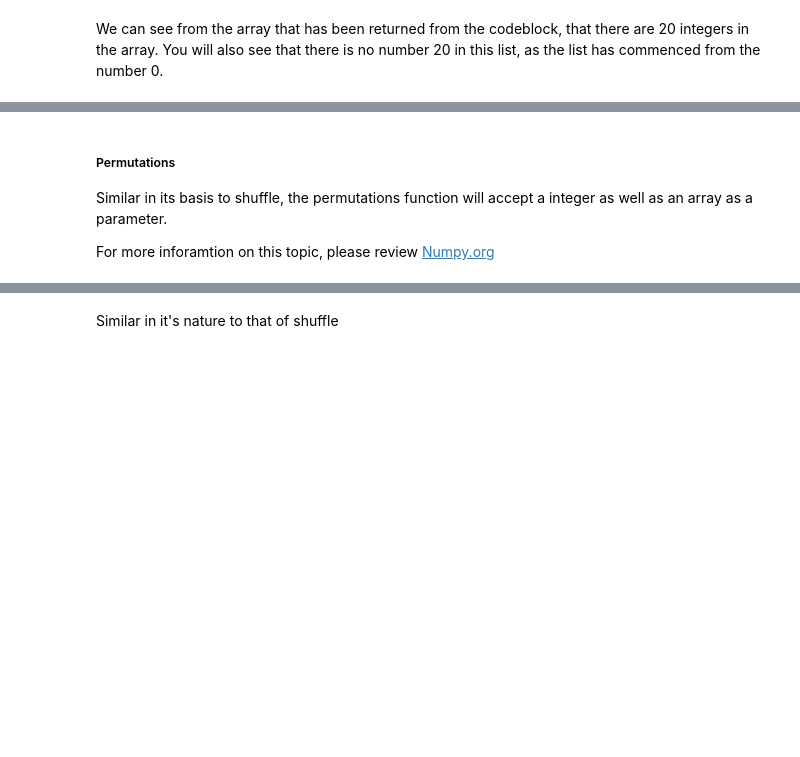
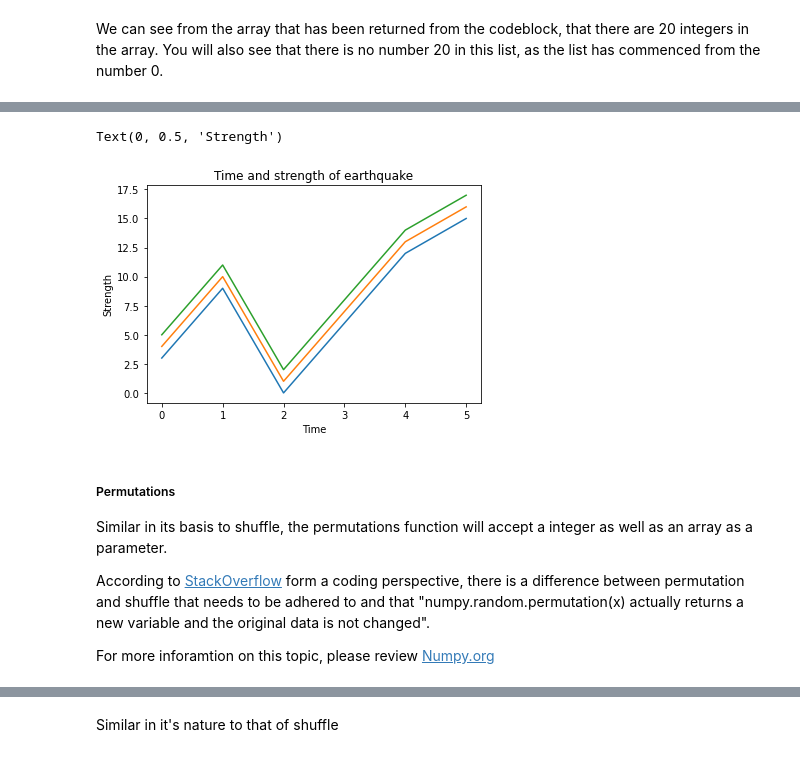
Before and after one commit to jonkavana/PODA-Project-2020, a Jupyter notebook: PODA Numpy.Random .ipynb, the cells around one changed output, grey strips where cells are left out. Drawn from its saved outputs; the diff is of its cells as text; code cells hidden in the pictures; blank space fills up the shorter version.

```diff
--- a/PODA Numpy.Random .ipynb
+++ b/PODA Numpy.Random .ipynb
@@ -266,0 +373,8 @@ We can also add in the reshape funciton, so that we can create multiple arrays,
+# %%
+plt.plot(Shuf)
+plt.title("Time and strength of earthquake")
+plt.xlabel("Time")
+plt.ylabel("Strength")
+# %% [output]
+Text(0, 0.5, 'Strength')
+[figure, added]
@@ -269,6 +386,9 @@ We can also add in the reshape funciton, so that we can create multiple arrays,
 
 Similar in its basis to shuffle, the permutations function will accept a integer as well as an array as a parameter.
 
+According to [StackOverflow](https://stackoverflow.com/questions/15474159/shuffle-vs-permute-numpy#:~:text=shuffle(x)%20can%20permute%20the,randomly%20along%20the%20first%20axis.&text=permutation(x)%20actually%20returns%20a,original%20data%20is%20not%20changed.) form a coding perspective, there is a difference between permutation and shuffle that needs to be adhered to and that "numpy.random.permutation(x) actually returns a new variable and the original data is not changed".
+
+
 For more inforamtion on this topic, please review [Numpy.org](https://numpy.org/doc/stable/reference/random/generated/numpy.random.Generator.permutation.html#numpy.random.Generator.permutation)
 # %%
 # If we take the basis for our analysis as:
```
Also changed, not shown: parts of 60 cells of this notebook.
